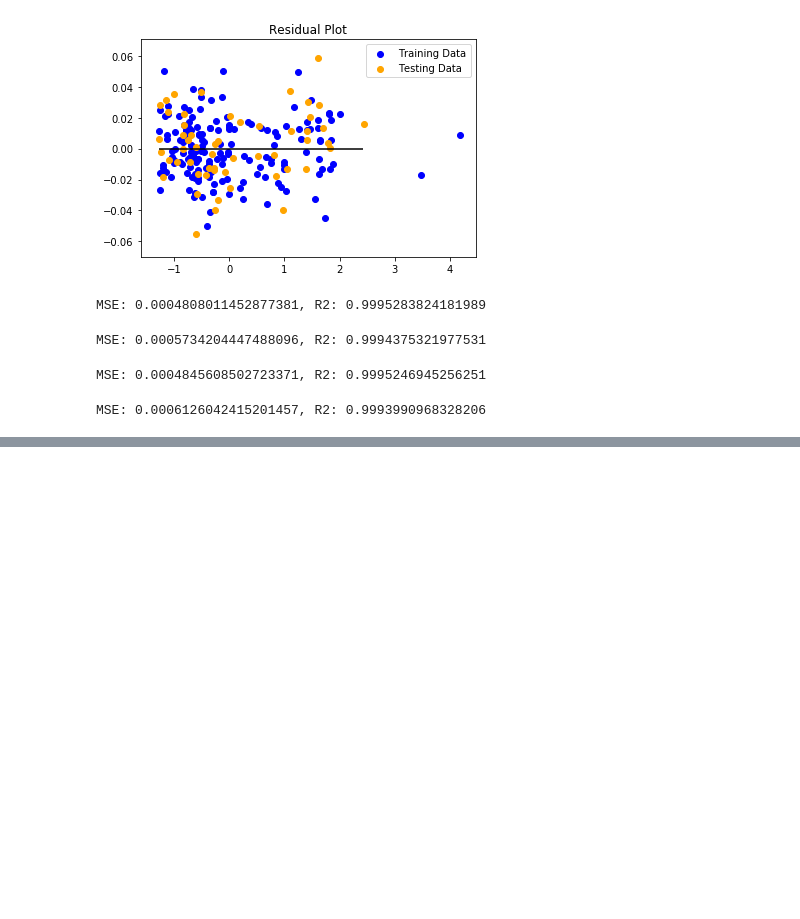
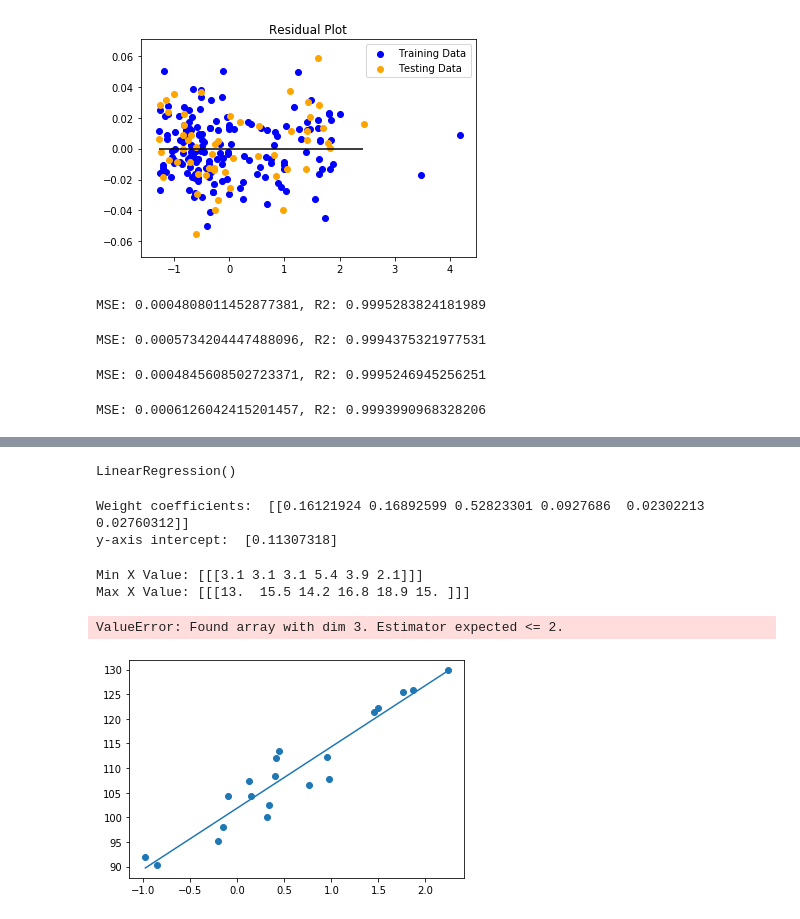
Before and after one commit to vgnenov/OnTheUpAndUp, a Jupyter notebook: ml_nat_unemp.ipynb, the cells around one changed output, grey strips where cells are left out. Cells and saved outputs as stored; diff of their text form; code cells hidden in the pictures; blank space fills up the shorter version.

```diff
--- a/ml_nat_unemp.ipynb
+++ b/ml_nat_unemp.ipynb
@@ -211,0 +218,35 @@ MSE: 0.0006126042415201457, R2: 0.9993990968328206
+# %%
+from sklearn.linear_model import LinearRegression
+model = LinearRegression()
+# %%
+model.fit(X, y)
+# %% [output]
+LinearRegression()
+# %%
+print('Weight coefficients: ', model.coef_)
+print('y-axis intercept: ', model.intercept_)
+# %% [output]
+Weight coefficients:  [[0.16121924 0.16892599 0.52823301 0.0927686  0.02302213 0.02760312]]
+y-axis intercept:  [0.11307318]
+# %%
+x_min = np.array([[X.min()]])
+x_max = np.array([[X.max()]])
+print(f"Min X Value: {x_min}")
+print(f"Max X Value: {x_max}")
+# %% [output]
+Min X Value: [[[3.1 3.1 3.1 5.4 3.9 2.1]]]
+Max X Value: [[[13.  15.5 14.2 16.8 18.9 15. ]]]
+# %%
+y_min = model.predict(x_min)
+y_max = model.predict(x_max)
+# %% [output]
+ValueError: Found array with dim 3. Estimator expected <= 2.
+# %%
+plt.scatter(X, y)
+plt.plot([x_min[0], x_max[0]], [y_min[0], y_max[0]])
+plt.ylabel('')
+plt.xlabel('')
+plt.title('')
+plt.savefig('scatter.png')
+# %% [output]
+[figure, added]
```
Also changed, not shown: parts of 4 cells of this notebook, 2 other files.
